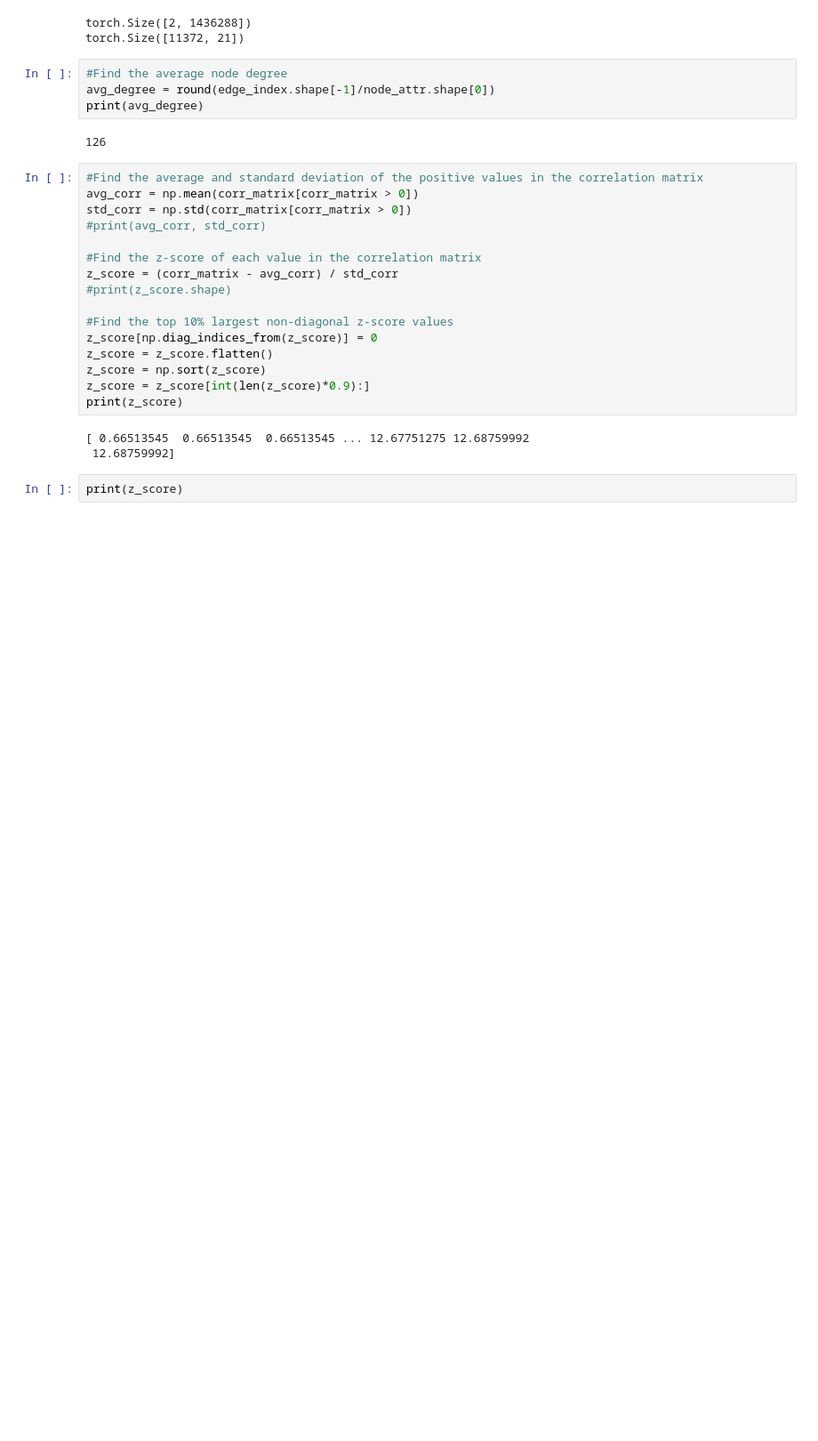
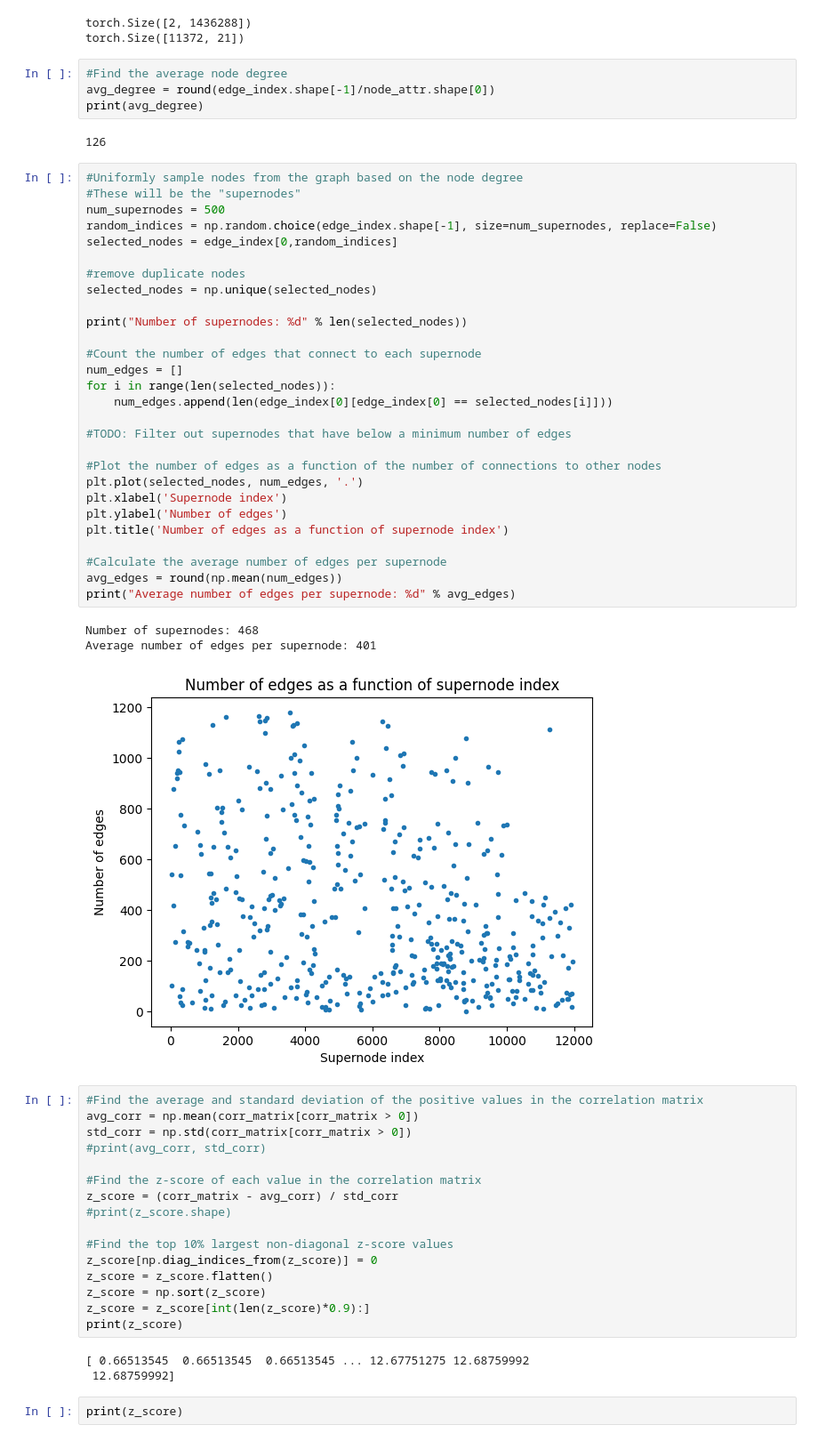
Before and after one commit to rclupoiu/neural-mesh-transformers, a Jupyter notebook: data_gen/data_viz.ipynb, the cells around one changed output. Shown: that part at 89% size. Saved outputs shown, nothing was run; the diff lists cells and outputs as text; blank space fills up the shorter version.

Commit message:
Add function for sampling nodes based on connectivity

```diff
--- a/data_gen/data_viz.ipynb
+++ b/data_gen/data_viz.ipynb
@@ -189,6 +189,38 @@ avg_degree = round(edge_index.shape[-1]/node_attr.shape[0])
 print(avg_degree)
 # %% [output]
 126
+# %%
+#Uniformly sample nodes from the graph based on the node degree
+#These will be the "supernodes"
+num_supernodes = 500
+random_indices = np.random.choice(edge_index.shape[-1], size=num_supernodes, replace=False)
+selected_nodes = edge_index[0,random_indices]
+
+#remove duplicate nodes
+selected_nodes = np.unique(selected_nodes)
+
+print("Number of supernodes: %d" % len(selected_nodes))
+
+#Count the number of edges that connect to each supernode
+num_edges = []
+for i in range(len(selected_nodes)):
+    num_edges.append(len(edge_index[0][edge_index[0] == selected_nodes[i]]))
+
+#TODO: Filter out supernodes that have below a minimum number of edges
+
+#Plot the number of edges as a function of the number of connections to other nodes
+plt.plot(selected_nodes, num_edges, '.')
+plt.xlabel('Supernode index')
+plt.ylabel('Number of edges')
+plt.title('Number of edges as a function of supernode index')
+
+#Calculate the average number of edges per supernode
+avg_edges = round(np.mean(num_edges))
+print("Average number of edges per supernode: %d" % avg_edges)
+# %% [output]
+Number of supernodes: 468
+Average number of edges per supernode: 401
+[figure, added]
 # %%
 #Find the average and standard deviation of the positive values in the correlation matrix
 avg_corr = np.mean(corr_matrix[corr_matrix > 0])
```
